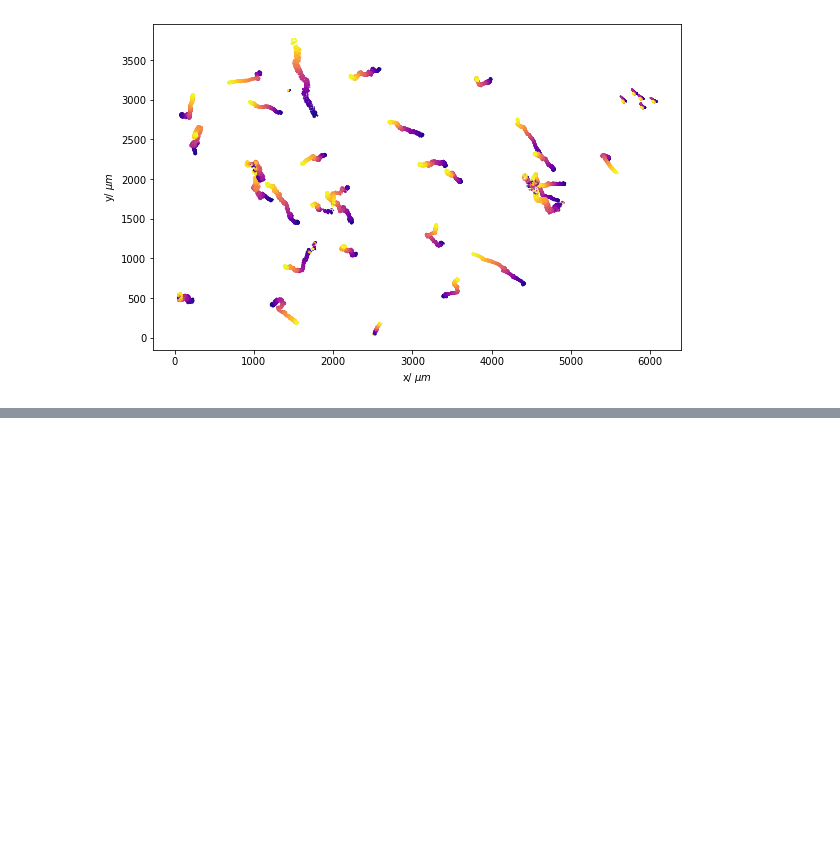
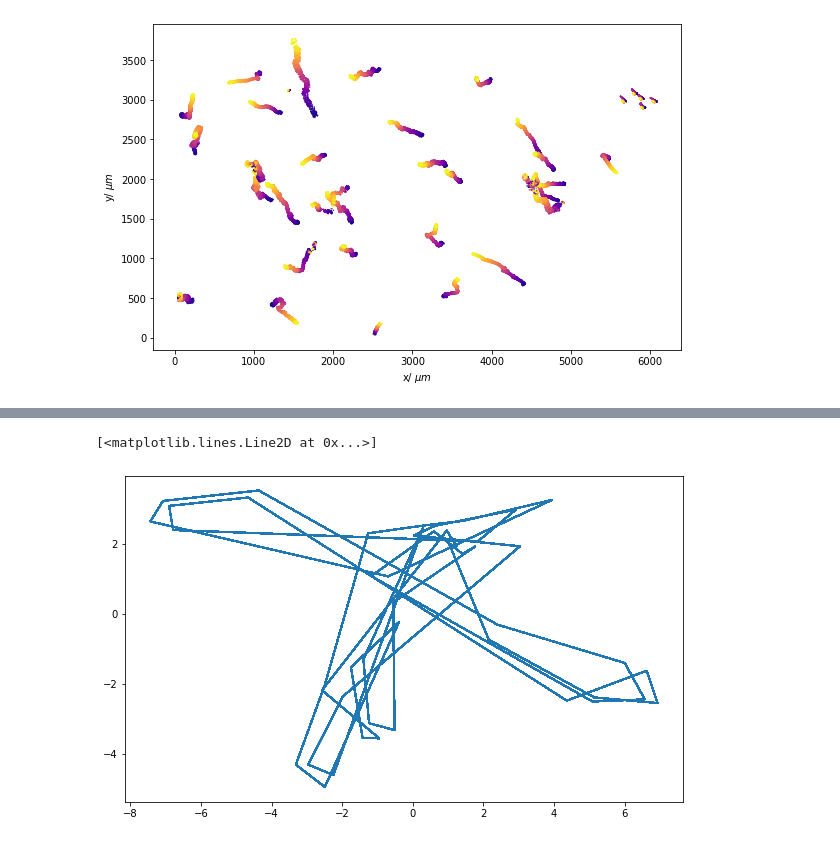
Before and after one commit to someoneinthecrowd/track-colloid-motion, a Jupyter notebook: analysis_data.ipynb, the cells around one changed output, grey strips where cells are left out. Saved outputs shown, nothing was run; the diff lists cells and outputs as text; code cells hidden in the pictures; blank space fills up the shorter version.

```diff
--- a/analysis_data.ipynb
+++ b/analysis_data.ipynb
@@ -103,0 +122,5 @@ plt.plot(xx[::24])
+# %%
+plt.plot(seasonx.values,seasony.values)
+# %% [output]
+[<matplotlib.lines.Line2D at 0x...>]
+[figure, added]
```
Also changed, not shown: parts of 12 cells of this notebook, 1 other file.
